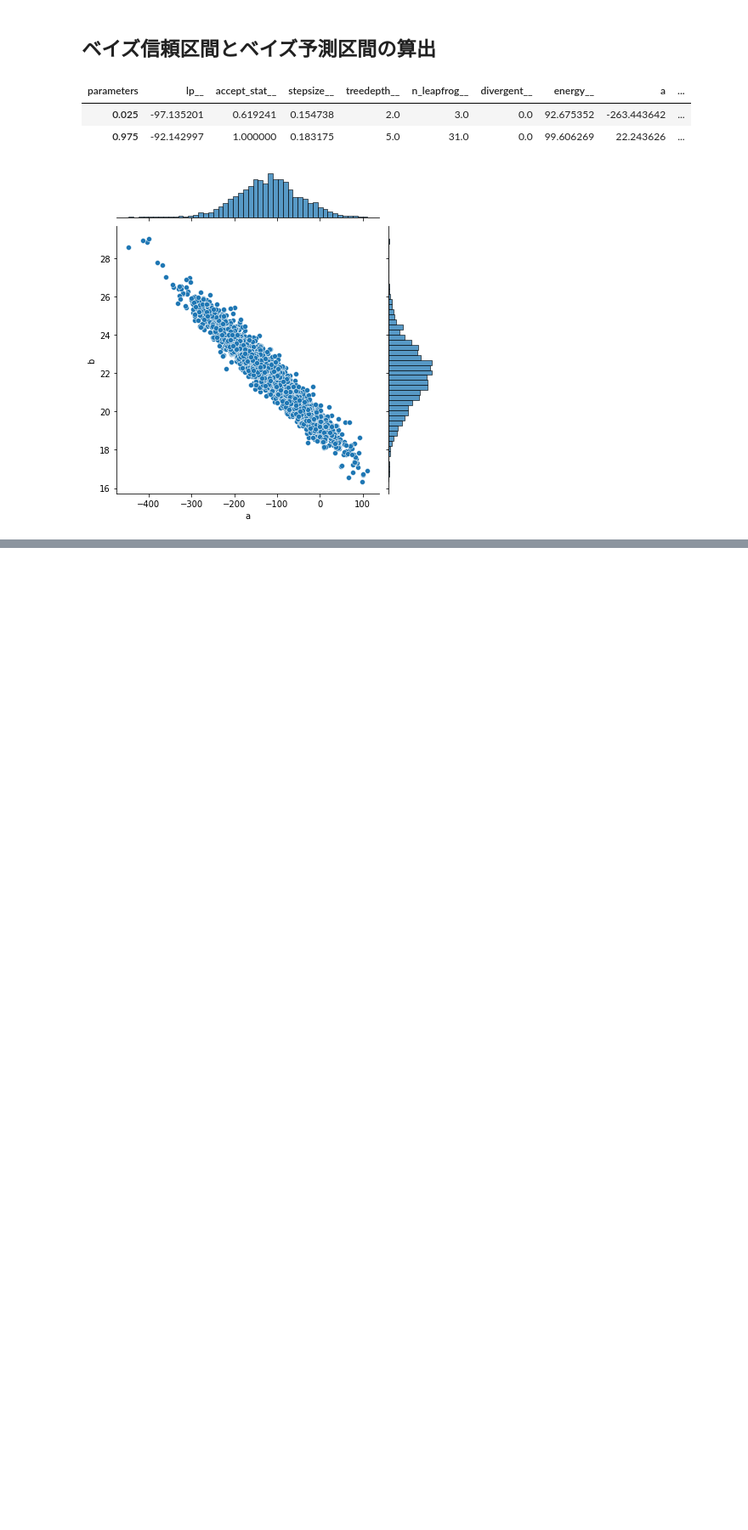
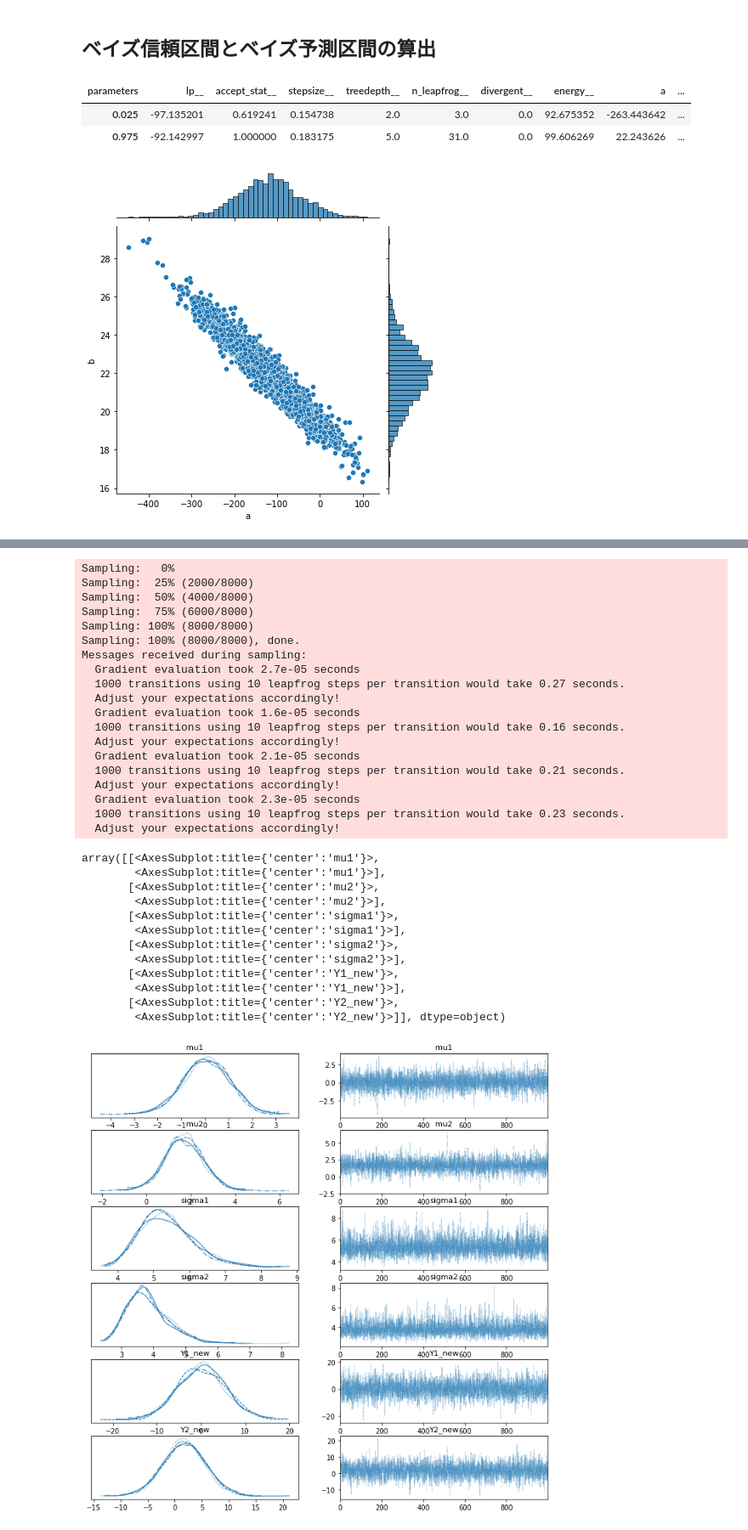
Before and after one commit to obata01/for-learning, a Jupyter notebook: src/chapter-04/python/pystan.ipynb, the cells around one changed output, grey strips where cells are left out. Shown at 85% size. Saved outputs shown, nothing was run; the diff lists cells and outputs as text; code cells hidden in the pictures; blank space fills up the shorter version.

```diff
--- a/src/chapter-04/python/pystan.ipynb
+++ b/src/chapter-04/python/pystan.ipynb
@@ -307,0 +680,36 @@ plt.show()
+# %%
+fit = posterior.sample()
+az.plot_trace(fit)
+# %% [output]
+Sampling:   0%
+Sampling:  25% (2000/8000)
+Sampling:  50% (4000/8000)
+Sampling:  75% (6000/8000)
+Sampling: 100% (8000/8000)
+Sampling: 100% (8000/8000), done.
+Messages received during sampling:
+  Gradient evaluation took 2.7e-05 seconds
+  1000 transitions using 10 leapfrog steps per transition would take 0.27 seconds.
+  Adjust your expectations accordingly!
+  Gradient evaluation took 1.6e-05 seconds
+  1000 transitions using 10 leapfrog steps per transition would take 0.16 seconds.
+  Adjust your expectations accordingly!
+  Gradient evaluation took 2.1e-05 seconds
+  1000 transitions using 10 leapfrog steps per transition would take 0.21 seconds.
+  Adjust your expectations accordingly!
+  Gradient evaluation took 2.3e-05 seconds
+  1000 transitions using 10 leapfrog steps per transition would take 0.23 seconds.
+  Adjust your expectations accordingly!
+array([[<AxesSubplot:title={'center':'mu1'}>,
+        <AxesSubplot:title={'center':'mu1'}>],
+       [<AxesSubplot:title={'center':'mu2'}>,
+        <AxesSubplot:title={'center':'mu2'}>],
+       [<AxesSubplot:title={'center':'sigma1'}>,
+        <AxesSubplot:title={'center':'sigma1'}>],
+       [<AxesSubplot:title={'center':'sigma2'}>,
+        <AxesSubplot:title={'center':'sigma2'}>],
+       [<AxesSubplot:title={'center':'Y1_new'}>,
+        <AxesSubplot:title={'center':'Y1_new'}>],
+       [<AxesSubplot:title={'center':'Y2_new'}>,
+        <AxesSubplot:title={'center':'Y2_new'}>]], dtype=object)
+[figure, added]
```
Also changed, not shown: parts of 27 cells of this notebook, 1 other file.
